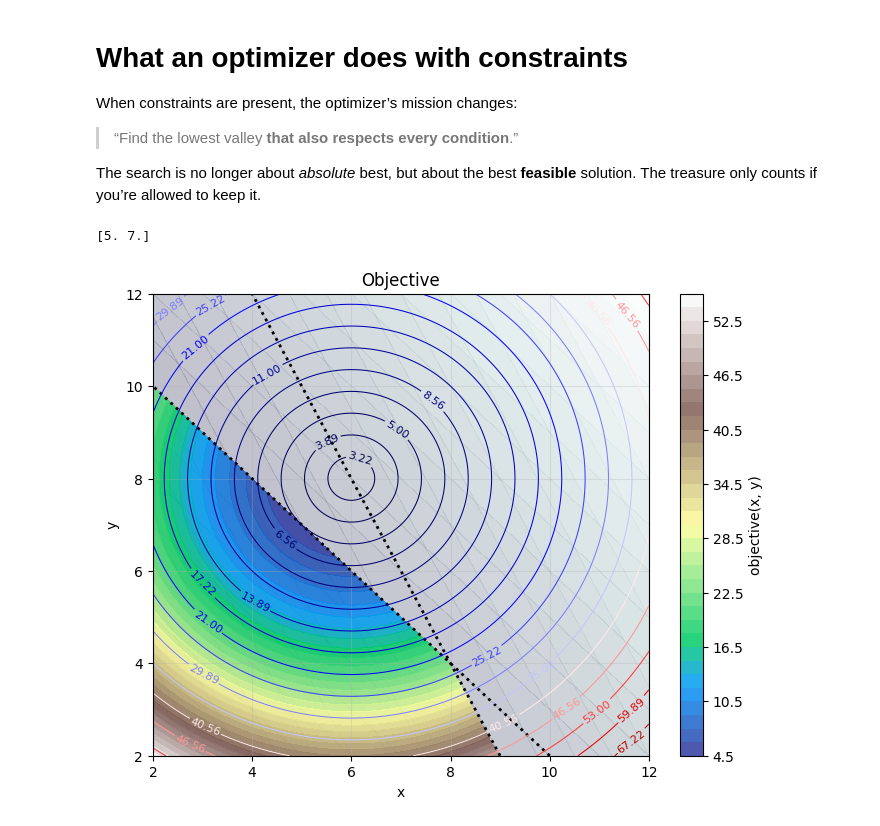
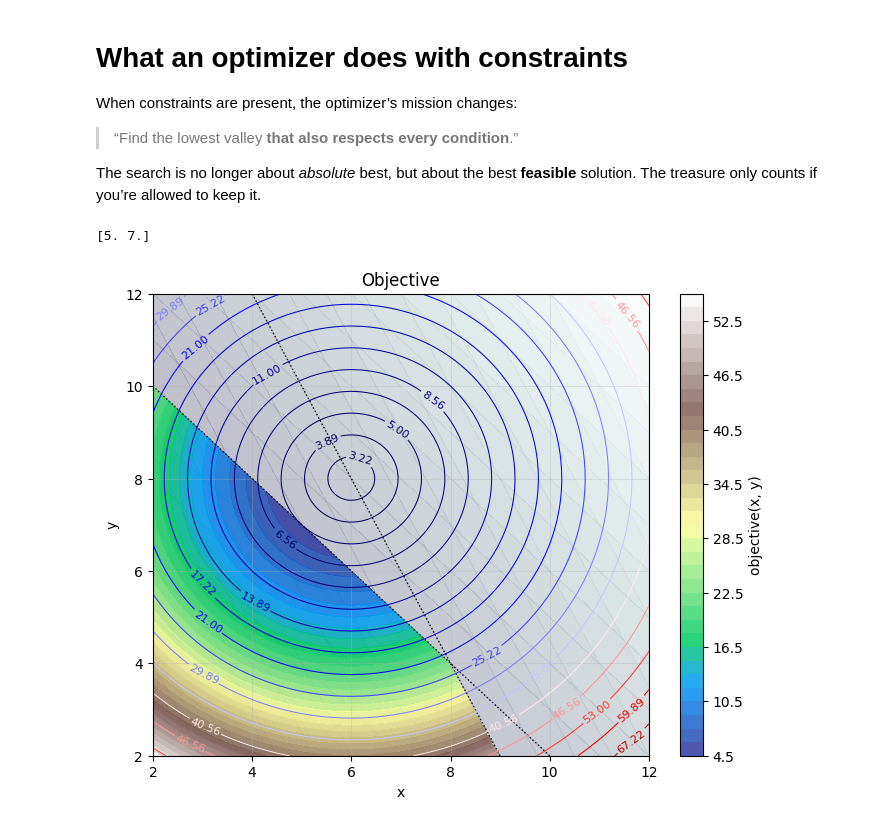
Before and after one commit to JulTob/Optimization, a Jupyter notebook: Introduction_to_Optimization.ipynb, the cells around one changed output. Saved outputs shown, nothing was run; the diff lists cells and outputs as text; code cells hidden in the pictures.

```diff
--- a/Introduction_to_Optimization.ipynb
+++ b/Introduction_to_Optimization.ipynb
@@ -204,7 +204,11 @@ from matplotlib import cm, colors
 
 def plot_2D(objective, x_rank=(-5,5), y_rank=(-5,5),
             levels=40, lines= 12, line_mode="power", power=2,
-            constraints=None):
+            constraints=None,
+            title = None):
+    if title is None:
+        title = "Objective"
+
     x = np.linspace(x_rank[0], x_rank[1], 200)
     y = np.linspace(y_rank[0], y_rank[1], 200)
     X, Y = np.meshgrid(x, y)
@@ -246,8 +250,6 @@ def plot_2D(objective, x_rank=(-5,5), y_rank=(-5,5),
 
     Z_masked = np.ma.masked_where(~feasible_mask, Z)
 
-
-
     if constraints is not None:
         for constraint in constraints:
             C = np.array([
@@ -266,8 +268,8 @@ def plot_2D(objective, x_rank=(-5,5), y_rank=(-5,5),
                 X, Y, C,
                 levels=[0],
                 colors="black",
-                linewidths=2,
-                linestyles=":" # Changed '..' to ':' for a valid dotted line style
+                linewidths=1,
+                linestyles=":"
             )
 
 
@@ -293,7 +295,7 @@ def plot_2D(objective, x_rank=(-5,5), y_rank=(-5,5),
     plt.colorbar(filled, label="objective(x, y)")
     plt.xlabel("x")
     plt.ylabel("y")
-    plt.title("Objective")
+    plt.title(title)
     plt.grid(True, alpha=0.3)
     plt.show()
 # %%
@@ -423,32 +425,34 @@ def cargo_limit(b):
 
 def market_limit(b):
     maxima = 20
     return maxima - (2*b[0] + b[1]) # >= 0
 
 
 bounds = [(2, 100), (2, 100)]
 x0 = [5, 5]
 
 constraints = [
-    {"type": "ineq", "fun": cargo_limit}
+    {"type": "ineq", "fun": cargo_limit},
+    {"type": "ineq", "fun": market_limit}
+
 ]
 
 result = minimize(
     objective,
     x0,
     bounds=bounds,
     constraints=constraints,
 )
 
 print(result.x)
 
 plot_2D(
     objective,
     x_rank=(2, 12),
     y_rank=(2, 12),
     constraints=[cargo_limit, market_limit],
     lines = 19
 )
 # %% [output]
 [5. 7.]
-[figure, old version]
+[figure, new version]
```
Also changed, not shown: parts of 8 cells of this notebook.
